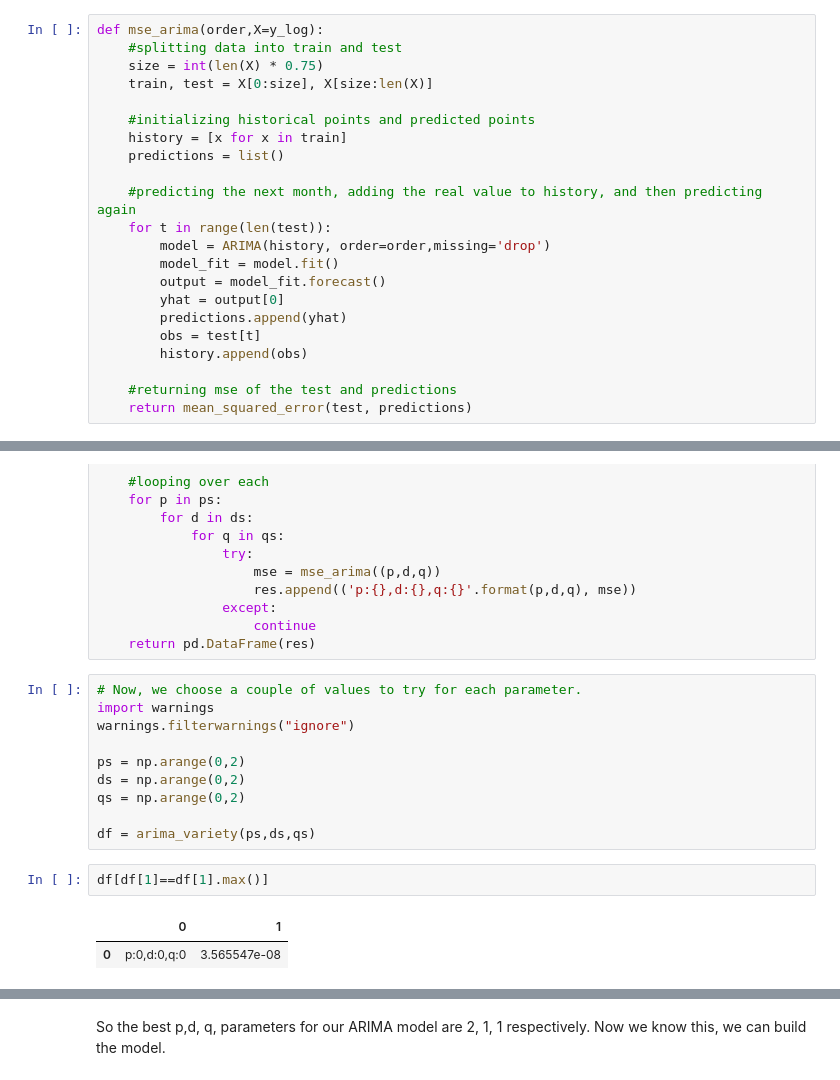
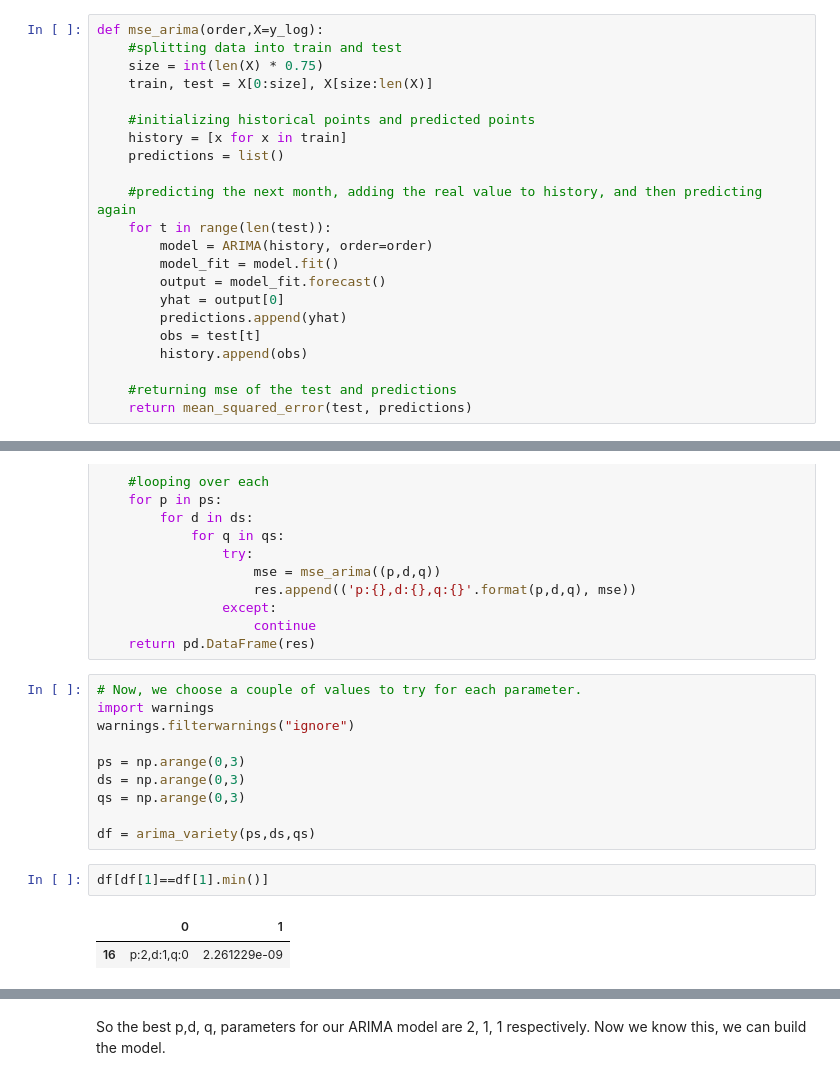
Before and after one commit to jonjacobs24/springboard, a Jupyter notebook: TimeSeriesAnalysis/Cowboy Cigarettes Case Study - Tier 3.ipynb, the cells around one changed output, grey strips where cells are left out. Cells and saved outputs as stored; diff of their text form.

```diff
--- a/TimeSeriesAnalysis/Cowboy Cigarettes Case Study - Tier 3.ipynb
+++ b/TimeSeriesAnalysis/Cowboy Cigarettes Case Study - Tier 3.ipynb
@@ -318,7 +318,7 @@ def mse_arima(order,X=y_log):
 
     #predicting the next month, adding the real value to history, and then predicting again
     for t in range(len(test)):
-        model = ARIMA(history, order=order,missing='drop')
+        model = ARIMA(history, order=order)
         model_fit = model.fit()
         output = model_fit.forecast()
         yhat = output[0]
@@ -351,13 +351,13 @@ def arima_variety(ps,ds,qs,X=y_log):
 import warnings
 warnings.filterwarnings("ignore")
 
-ps = np.arange(0,2)
-ds = np.arange(0,2)
-qs = np.arange(0,2)
+ps = np.arange(0,3)
+ds = np.arange(0,3)
+qs = np.arange(0,3)
 
 df = arima_variety(ps,ds,qs)
 # %%
-df[df[1]==df[1].max()]
+df[df[1]==df[1].min()]
 # %% [output]
 |  | 0 | 1 |
-| 0 | p:0,d:0,q:0 | 3.565547e-08 |
+| 16 | p:2,d:1,q:0 | 2.261229e-09 |
```
Also changed, not shown: parts of 8 cells of this notebook.
